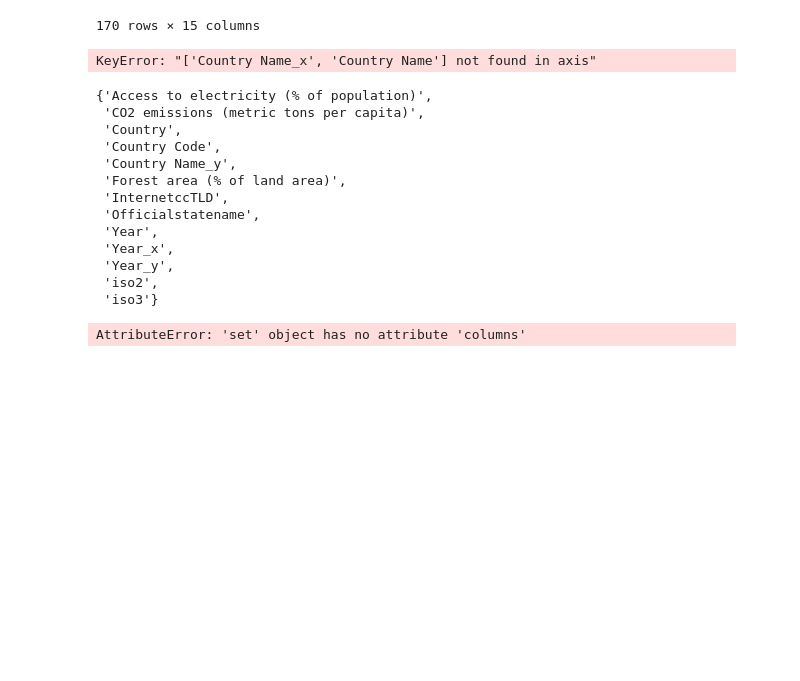
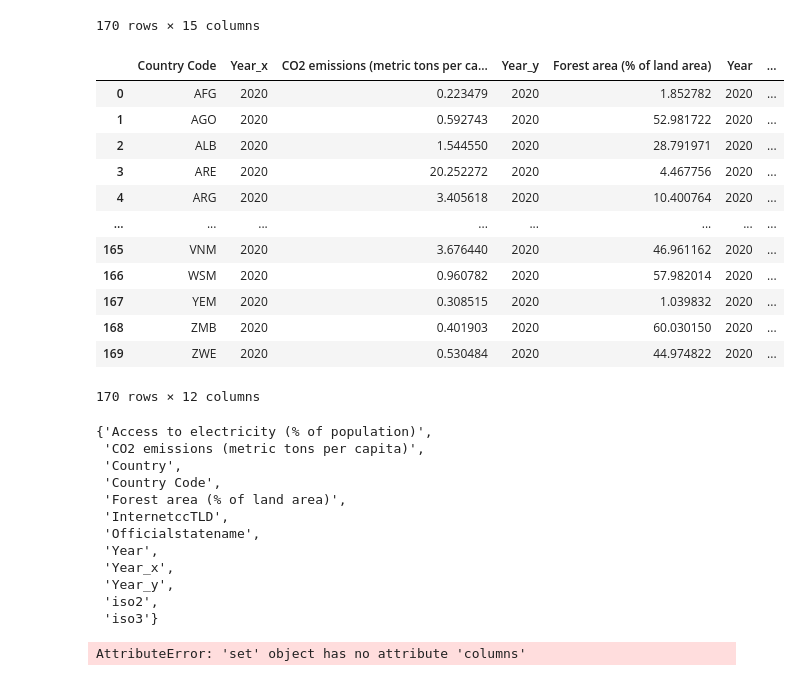
Before and after one commit to SDSRomina/parcial.tarea, a Jupyter notebook: index.ipynb, the cells around one changed output. Saved outputs shown, nothing was run; the diff lists cells and outputs as text; code cells hidden in the pictures; blank space fills up the shorter version.

```diff
--- a/index.ipynb
+++ b/index.ipynb
@@ -130,12 +130,24 @@ allDFs
 | 168 | Zambia | ZMB | 2020 | 0.401903 | Zambia | 2020 | ... |
 | 169 | Zimbabwe | ZWE | 2020 | 0.530484 | Zimbabwe | 2020 | ... |
 170 rows × 15 columns
-# %%
-allDFs.drop(columns=['Country Name_x','Country Name','Country Name_y'],inplace=True)
-#allDFsConcat.drop(columns='Rank',inplace=True)
-allDFs
-# %% [output]
-KeyError: "['Country Name_x', 'Country Name'] not found in axis"
+# %%
+allDFs.drop(columns=['Country Name_x','Country Name','Country Name_y'],axis=1,inplace=True)
+#allDFsConcat.drop(columns='Rank',inplace=True)
+allDFs
+# %% [output]
+|  | Country Code | Year_x | CO2 emissions (metric tons per ca... | Year_y | Forest area (% of land area) | Year | ... |
+| 0 | AFG | 2020 | 0.223479 | 2020 | 1.852782 | 2020 | ... |
+| 1 | AGO | 2020 | 0.592743 | 2020 | 52.981722 | 2020 | ... |
+| 2 | ALB | 2020 | 1.544550 | 2020 | 28.791971 | 2020 | ... |
+| 3 | ARE | 2020 | 20.252272 | 2020 | 4.467756 | 2020 | ... |
+| 4 | ARG | 2020 | 3.405618 | 2020 | 10.400764 | 2020 | ... |
+| ... | ... | ... | ... | ... | ... | ... | ... |
+| 165 | VNM | 2020 | 3.676440 | 2020 | 46.961162 | 2020 | ... |
+| 166 | WSM | 2020 | 0.960782 | 2020 | 57.982014 | 2020 | ... |
+| 167 | YEM | 2020 | 0.308515 | 2020 | 1.039832 | 2020 | ... |
+| 168 | ZMB | 2020 | 0.401903 | 2020 | 60.030150 | 2020 | ... |
+| 169 | ZWE | 2020 | 0.530484 | 2020 | 44.974822 | 2020 | ... |
+170 rows × 12 columns
 # %%
 #un conjunto de columnas
 allColNames=[]
@@ -146,7 +158,6 @@ allColNames
  'CO2 emissions (metric tons per capita)',
  'Country',
  'Country Code',
- 'Country Name_y',
  'Forest area (% of land area)',
  'InternetccTLD',
  'Officialstatename',
```
Also changed, not shown: parts of 8 cells of this notebook.
